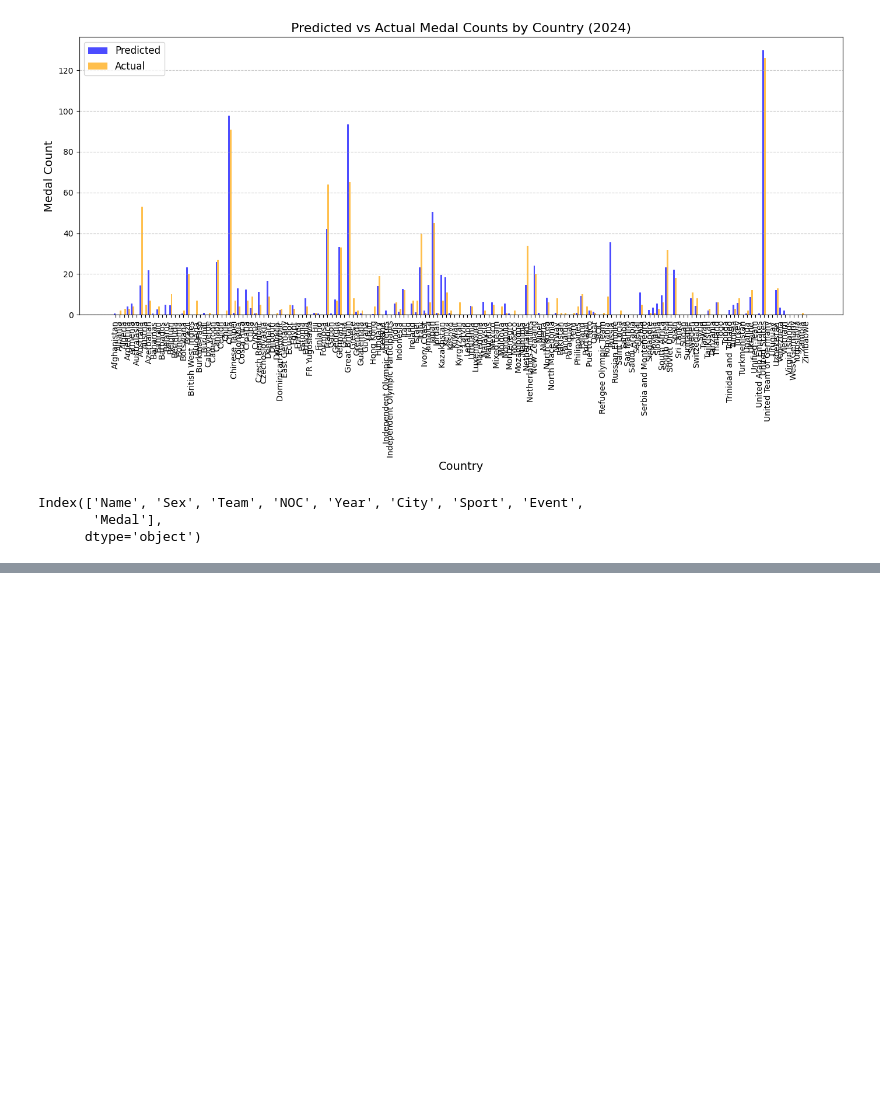
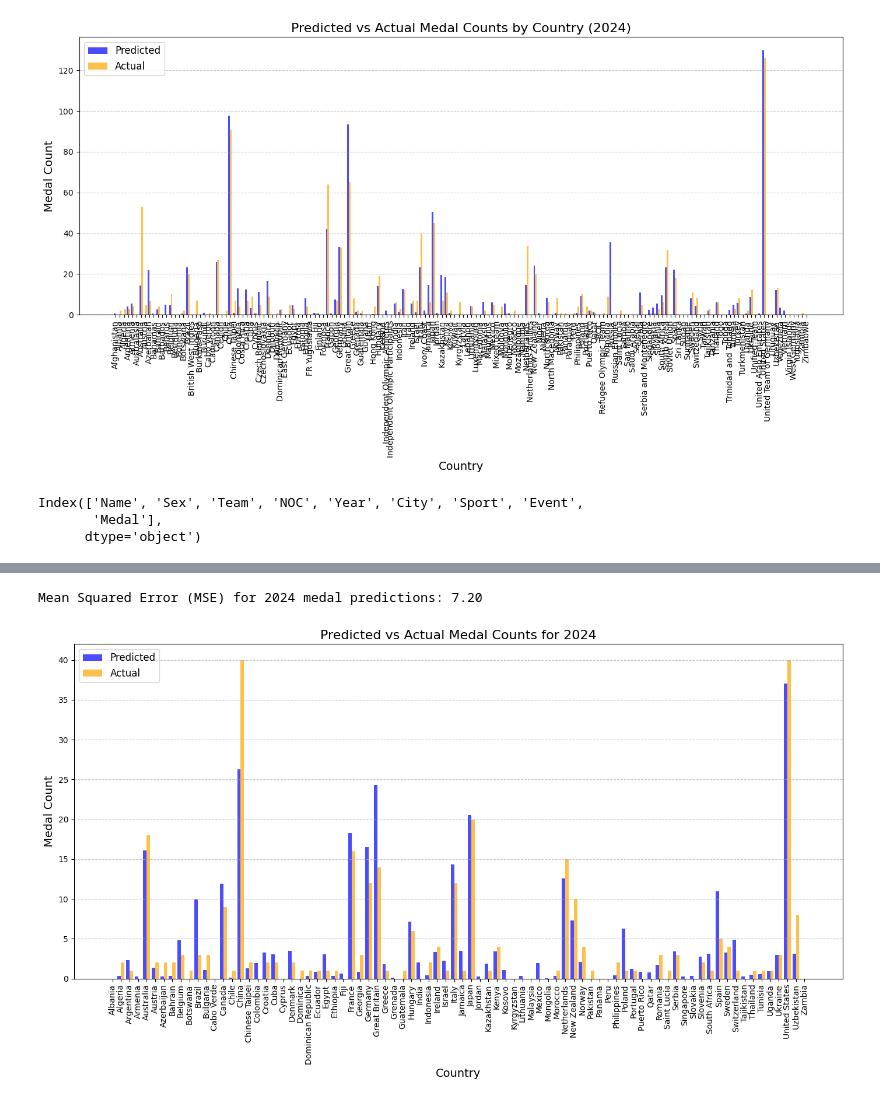
Before and after one commit to Ocuil7/MCM2025, a Jupyter notebook: Explore.ipynb, the cells around one changed output, grey strips where cells are left out. Saved outputs shown, nothing was run; the diff lists cells and outputs as text; code cells hidden in the pictures; blank space fills up the shorter version.

```diff
--- a/Explore.ipynb
+++ b/Explore.ipynb
@@ -153,0 +392,5 @@ athlete.to_csv('summaryOly_athlete_RUS.csv', index=True)
+# %%
+file_path = '2025_Problem_C_Data/summerOly_medal_counts_utf8.csv'
+df = pd.read_csv(file_path)
+# %%
+pivot_data = df.pivot(index='Year', columns='NOC', values='Gold').fillna(0)
@@ -153,0 +459,6 @@ athlete.to_csv('summaryOly_athlete_RUS.csv', index=True)
+# %%
+athlete = pd.read_csv('2025_Problem_C_Data/summerOly_athletes_utf8.csv')
+athlete.loc[athlete['NOC'] == 'AIN', 'NOC'] = 'RUS'
+athlete.loc[athlete['NOC'] == 'RUS', 'Team'] = 'Russia'
+athlete = athlete.rename(columns={'NOC': 'NOC_Code'})
+athlete = athlete.rename(columns={'Team': 'NOC'})
@@ -153,0 +538,6 @@ athlete.to_csv('summaryOly_athlete_RUS.csv', index=True)
+# %%
+aligned_predicted_df = aligned_predicted.reset_index()
+aligned_predicted_df.columns = ['NOC', 'Predicted_Medals_2024']
+merged_data = pd.merge(comparison_cleaned, aligned_predicted_df, on='NOC', how='inner')
+merged_data['Average_Predicted_Medals_2024'] = merged_data[['Predicted_Medals_2024_x', 'Predicted_Medals_2024_y']].mean(axis=1)
+merged_data['Average_Predicted_Medals_2024']
@@ -153,0 +557,33 @@ athlete.to_csv('summaryOly_athlete_RUS.csv', index=True)
+# %%
+# Step 7: Calculate Mean Squared Error (MSE)
+mse = mean_squared_error(comparison_cleaned['Gold'], merged_data['Average_Predicted_Medals_2024'])
+print(f"Mean Squared Error (MSE) for 2024 medal predictions: {mse:.2f}")
+
+# Step 8: Plot predicted vs actual data for 2024 using a bar graph
+# Set up positions for the bars
+x = np.arange(len(comparison_cleaned))  # Number of countries
+width = 0.4  # Bar width
+
+# Create the bar plot
+plt.figure(figsize=(14, 8))
+
+# Plot predicted and actual medal counts
+plt.bar(x - width / 2, merged_data['Average_Predicted_Medals_2024'], width, label="Predicted", color='blue', alpha=0.7)
+plt.bar(x + width / 2, comparison_cleaned['Gold'], width, label="Actual", color='orange', alpha=0.7)
+
+# Add labels and title
+plt.title("Predicted vs Actual Medal Counts for 2024", fontsize=16)
+plt.xlabel("Country", fontsize=14)
+plt.ylabel("Medal Count", fontsize=14)
+plt.xticks(x, comparison_cleaned['NOC'], rotation=90, fontsize=10)  # Country codes on x-axis
+plt.legend(fontsize=12)
+
+# Add grid for y-axis to improve readability
+plt.grid(axis='y', linestyle='--', alpha=0.7)
+
+# Adjust layout and display the plot
+plt.tight_layout()
+plt.show()
+# %% [output]
+Mean Squared Error (MSE) for 2024 medal predictions: 7.20
+[figure, added]
```
Also changed, not shown: parts of 17 cells of this notebook, 1 other file.
